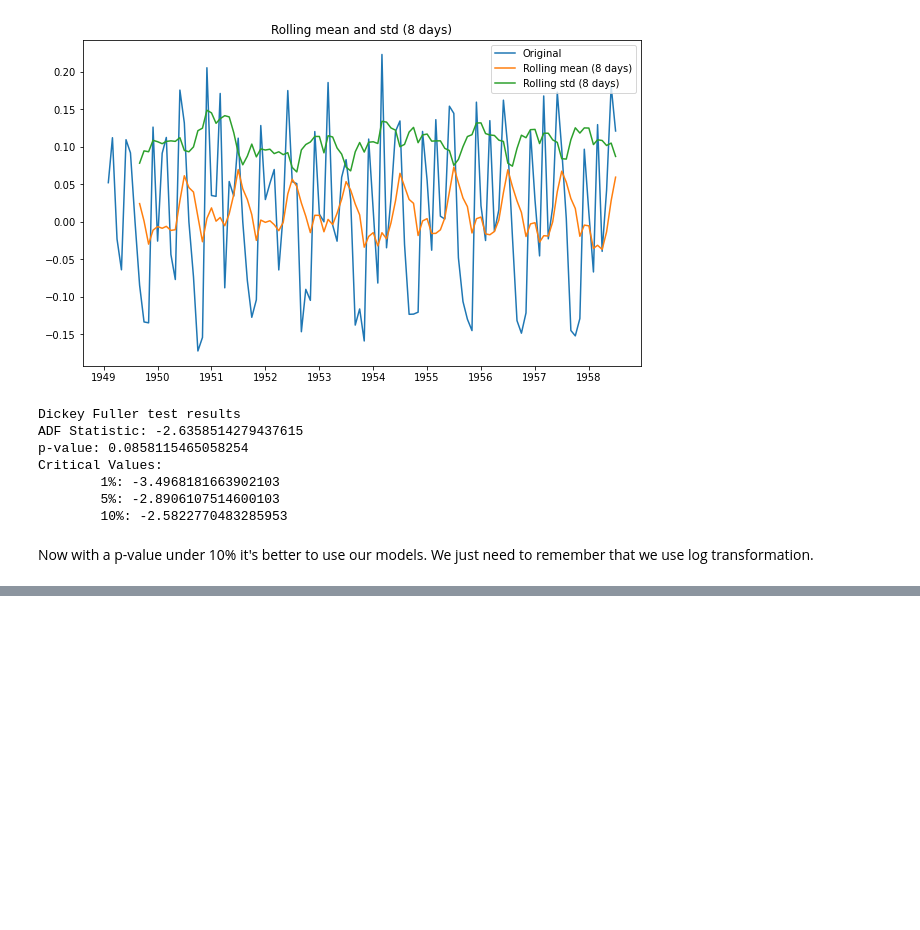
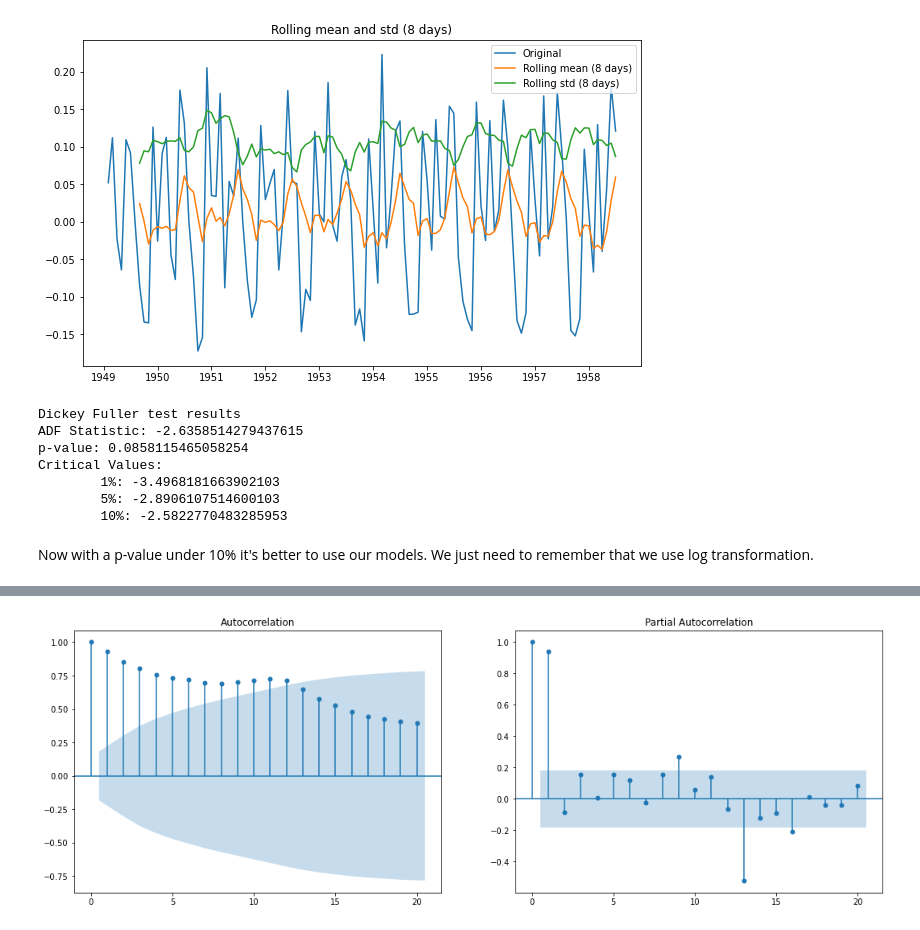
Before and after one commit to Nathanlauga/explore-arima, a Jupyter notebook: notebooks/ARIMA_SARIMA.ipynb, the cells around one changed output, grey strips where cells are left out. Cells and saved outputs as stored; diff of their text form; code cells hidden in the pictures; blank space fills up the shorter version.

```diff
--- a/notebooks/ARIMA_SARIMA.ipynb
+++ b/notebooks/ARIMA_SARIMA.ipynb
@@ -25,3 +28,8 @@ data = pd.read_csv('data/AirPassengers.csv')
+# %%
+root_dir = '..'
+fpath = os.path.join(root_dir, 'data/AirPassengers.csv')
+
+data = pd.read_csv(fpath)
 # %%
 data.head()
 # %% [output]
@@ -266,0 +320,13 @@ Nous cherchons à minimiser l'$AIC$
+# %%
+from statsmodels.graphics.tsaplots import plot_acf, plot_pacf
+
+def plot_acf_pacf(y, lags=20):
+    fig, axes = plt.subplots(1, 2, figsize=(18,6))
+    plot_acf(y, lags=lags, ax=axes[0])
+
+    plot_pacf(y, lags=lags, ax=axes[1])
+    plt.show()
+
+plot_acf_pacf(y_train_log)
+# %% [output]
+[figure, added]
```
Also changed, not shown: parts of 42 cells of this notebook.
